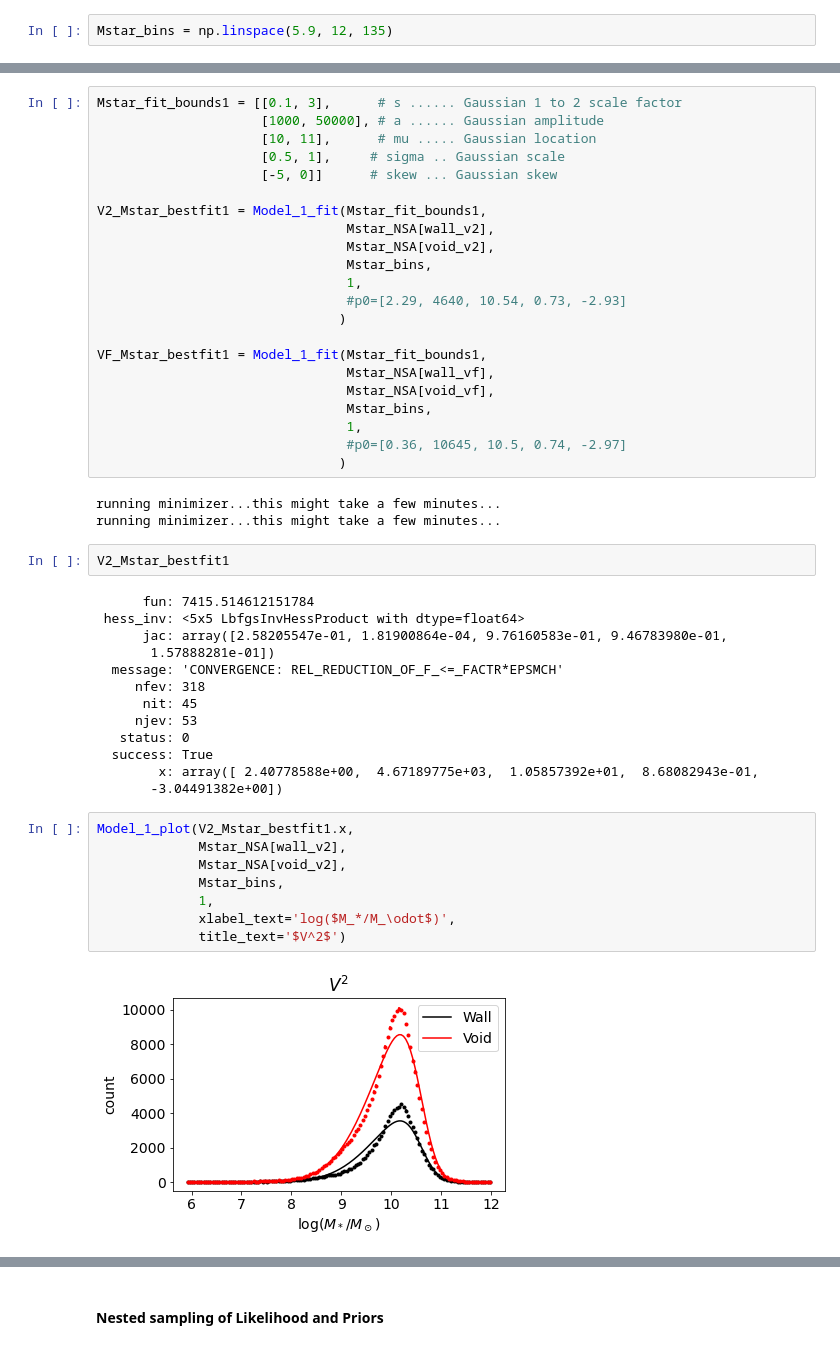
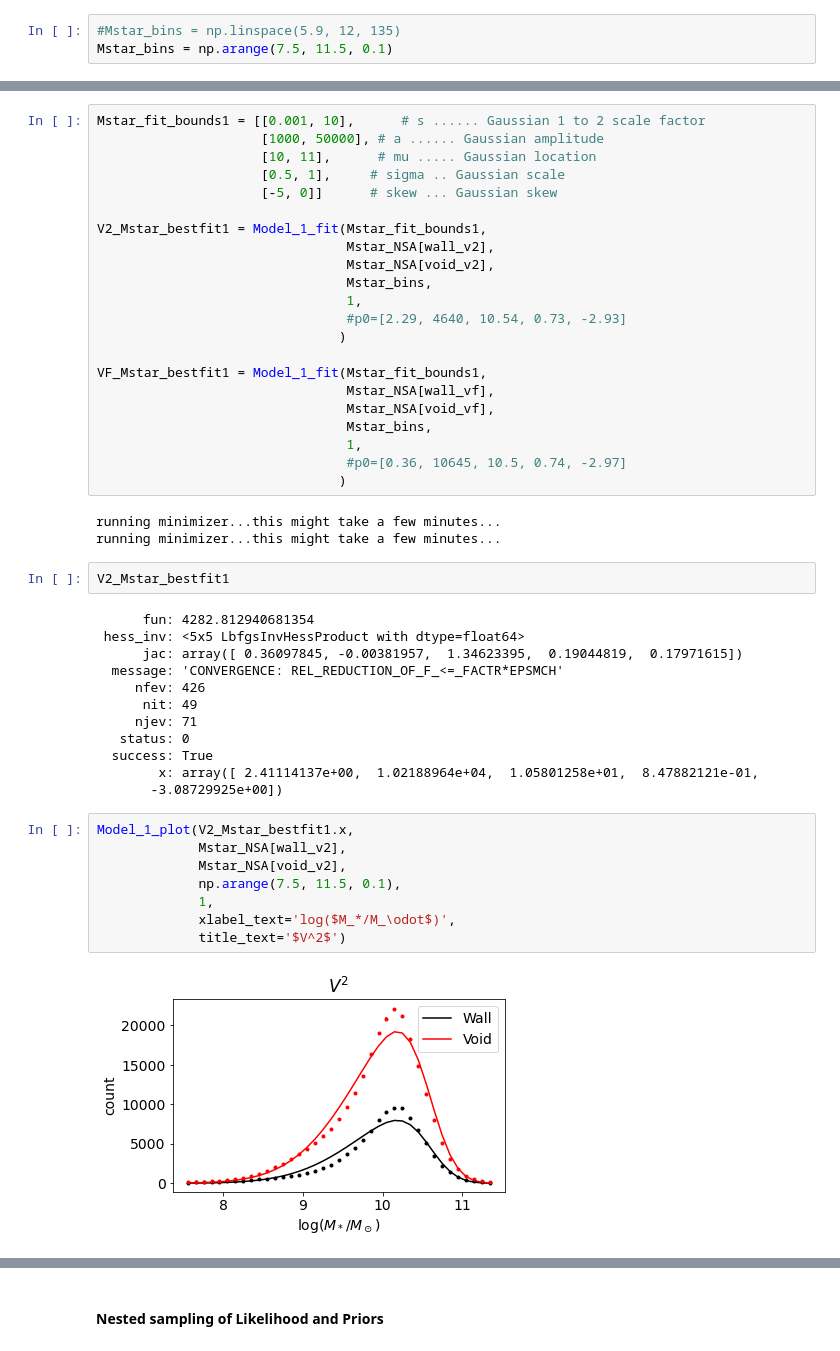
Before and after one commit to DESI-UR/Void_analysis, a Jupyter notebook: nb/Fatima_Zaidouni/Bayes_factors-Mstar.ipynb, the cells around one changed output, grey strips where cells are left out. Saved outputs shown, nothing was run; the diff lists cells and outputs as text.

Commit message:
Messing with Bayes factor binning

```diff
--- a/nb/Fatima_Zaidouni/Bayes_factors-Mstar.ipynb
+++ b/nb/Fatima_Zaidouni/Bayes_factors-Mstar.ipynb
@@ -105,11 +105,12 @@ labels2_uni = ['a', r'$\mu_a$', r'$\sigma_a$', 'skew$_a$', 'b', r'$\mu_b$', r'$\
 
 This is a unimodal distribution
 # %%
-Mstar_bins = np.linspace(5.9, 12, 135)
+#Mstar_bins = np.linspace(5.9, 12, 135)
+Mstar_bins = np.arange(7.5, 11.5, 0.1)
 # %% [markdown]
 ### 1-parent model
 # %%
-Mstar_fit_bounds1 = [[0.1, 3],      # s ...... Gaussian 1 to 2 scale factor
+Mstar_fit_bounds1 = [[0.001, 10],      # s ...... Gaussian 1 to 2 scale factor
                      [1000, 50000], # a ...... Gaussian amplitude
                      [10, 11],      # mu ..... Gaussian location
                      [0.5, 1],     # sigma .. Gaussian scale
@@ -136,28 +137,27 @@ running minimizer...this might take a few minutes...
 # %%
 V2_Mstar_bestfit1
 # %% [output]
-      fun: 7415.514612151784
+      fun: 4282.812940681354
  hess_inv: <5x5 LbfgsInvHessProduct with dtype=float64>
-      jac: array([2.58205547e-01, 1.81900864e-04, 9.76160583e-01, 9.46783980e-01,
-       1.57888281e-01])
+      jac: array([ 0.36097845, -0.00381957,  1.34623395,  0.19044819,  0.17971615])
   message: 'CONVERGENCE: REL_REDUCTION_OF_F_<=_FACTR*EPSMCH'
-     nfev: 318
-      nit: 45
-     njev: 53
+     nfev: 426
+      nit: 49
+     njev: 71
    status: 0
   success: True
-        x: array([ 2.40778588e+00,  4.67189775e+03,  1.05857392e+01,  8.68082943e-01,
-       -3.04491382e+00])
+        x: array([ 2.41114137e+00,  1.02188964e+04,  1.05801258e+01,  8.47882121e-01,
+       -3.08729925e+00])
 # %%
 Model_1_plot(V2_Mstar_bestfit1.x,
              Mstar_NSA[wall_v2],
              Mstar_NSA[void_v2],
-             Mstar_bins,
+             np.arange(7.5, 11.5, 0.1),
              1,
              xlabel_text='log($M_*/M_\odot$)',
              title_text='$V^2$')
 # %% [output]
-[figure, old version]
+[figure, new version]
 # %%
 Model_1_plot(VF_Mstar_bestfit1.x,
              Mstar_NSA[wall_vf],
```
Also changed, not shown: parts of 21 cells of this notebook, 2 other files.
